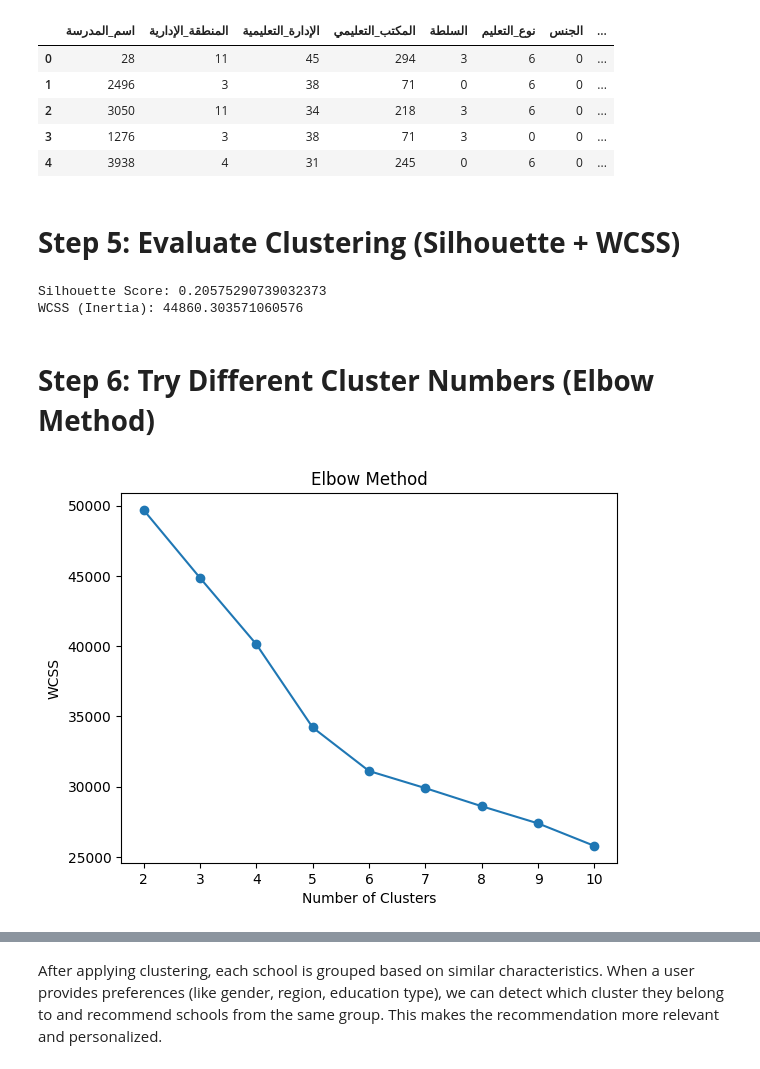
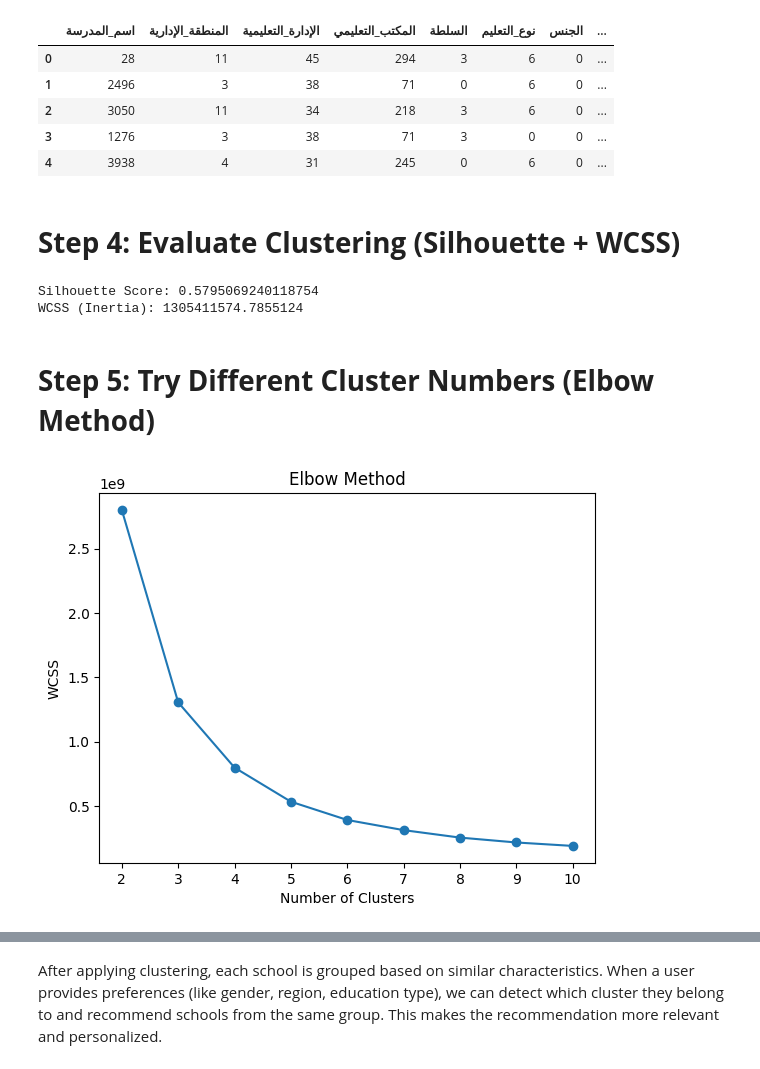
Before and after one commit to AnnoudM/SWE485-Project-Group17, a Jupyter notebook: Unsupervised Learning/Phase3.ipynb, the cells around one changed output, grey strips where cells are left out. Cells and saved outputs as stored; diff of their text form; code cells hidden in the pictures.

```diff
--- a/Unsupervised Learning/Phase3.ipynb
+++ b/Unsupervised Learning/Phase3.ipynb
@@ -34,7 +20,7 @@ from sklearn.cluster import KMeans
 
 # Apply KMeans with initial 3 clusters
 kmeans = KMeans(n_clusters=3, random_state=42)
-clusters = kmeans.fit_predict(X_scaled)
+clusters = kmeans.fit_predict(X)
 
 # Add cluster labels to the dataframe
 df['Cluster'] = clusters
@@ -49,34 +35,34 @@ df.head()
 | 3 | 1276 | 3 | 38 | 71 | 3 | 0 | 0 | ... |
 | 4 | 3938 | 4 | 31 | 245 | 0 | 6 | 0 | ... |
 # %% [markdown]
-# **Step 5: Evaluate Clustering (Silhouette + WCSS)**
+# **Step 4: Evaluate Clustering (Silhouette + WCSS)**
 # %%
 from sklearn.metrics import silhouette_score
 
 # Calculate Silhouette Score
-sil_score = silhouette_score(X_scaled, clusters)
+sil_score = silhouette_score(X, clusters)
 print(f"Silhouette Score: {sil_score}")
 
 # WCSS (Within Cluster Sum of Squares) = Inertia
 print(f"WCSS (Inertia): {kmeans.inertia_}")
 # %% [output]
-Silhouette Score: 0.20575290739032373
-WCSS (Inertia): 44860.303571060576
+Silhouette Score: 0.5795069240118754
+WCSS (Inertia): 1305411574.7855124
 # %% [markdown]
-# **Step 6: Try Different Cluster Numbers (Elbow Method)**
+# **Step 5: Try Different Cluster Numbers (Elbow Method)**
 # %%
 import matplotlib.pyplot as plt
 
 wcss = []
 for i in range(2, 11):
     kmeans = KMeans(n_clusters=i, random_state=42)
-    kmeans.fit(X_scaled)
+    kmeans.fit(X)
     wcss.append(kmeans.inertia_)
 
 plt.plot(range(2, 11), wcss, marker='o')
 plt.title("Elbow Method")
 plt.xlabel("Number of Clusters")
 plt.ylabel("WCSS")
 plt.show()
 # %% [output]
-[figure, old version]
+[figure, new version]
```
Also changed, not shown: parts of 14 cells of this notebook.
